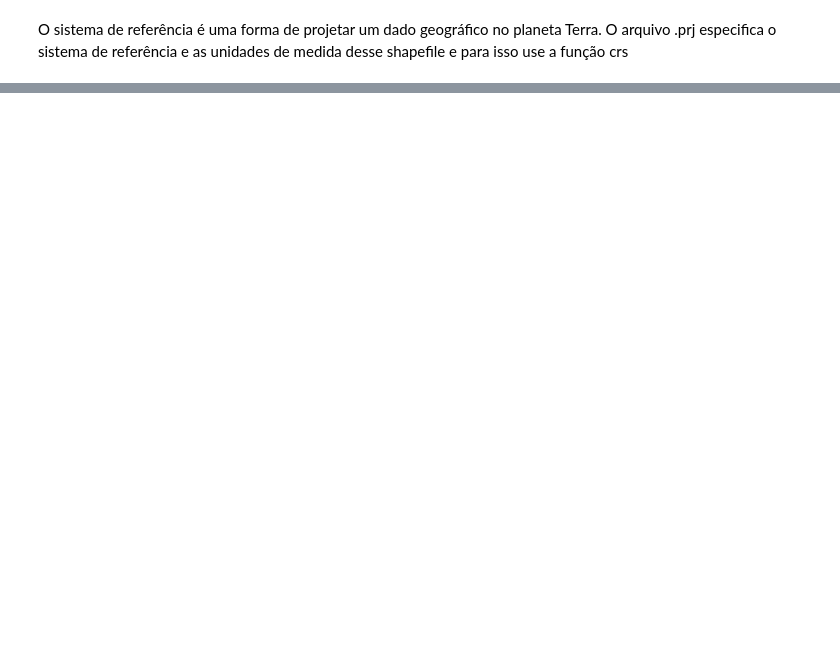
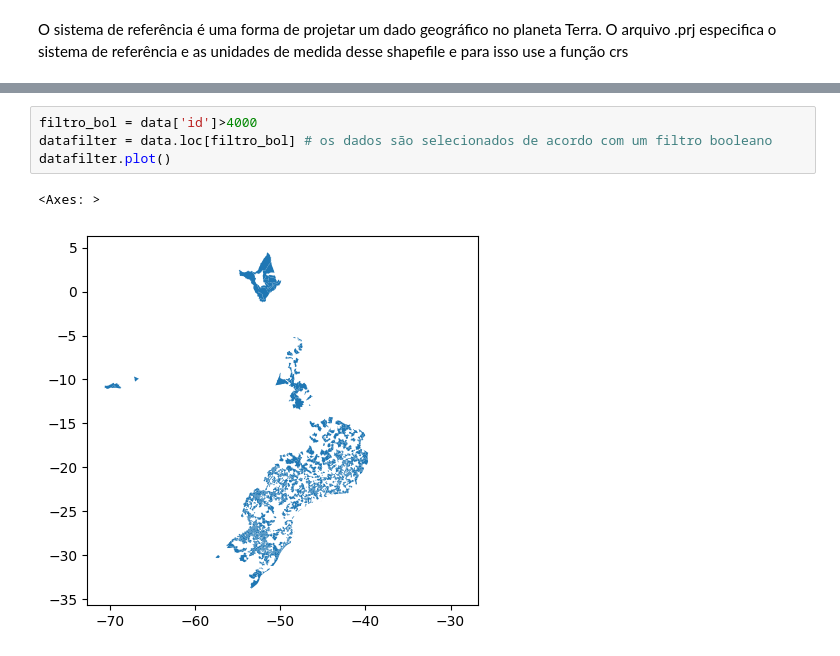
Before and after one commit to JoaoM199/geoprocessamento, a Jupyter notebook: python_gis/geopandas.ipynb, the cells around one changed output, grey strips where cells are left out. Drawn from its saved outputs; the diff is of its cells as text; blank space fills up the shorter version.

```diff
--- a/python_gis/geopandas.ipynb
+++ b/python_gis/geopandas.ipynb
@@ -25,0 +84,7 @@ data[:50] # 50 primeira linhas
+# %%
+filtro_bol = data['id']>4000
+datafilter = data.loc[filtro_bol] # os dados são selecionados de acordo com um filtro booleano
+datafilter.plot()
+# %% [output]
+<Axes: >
+[figure, added]
```
Also changed, not shown: parts of 11 cells of this notebook, 8 other files.
